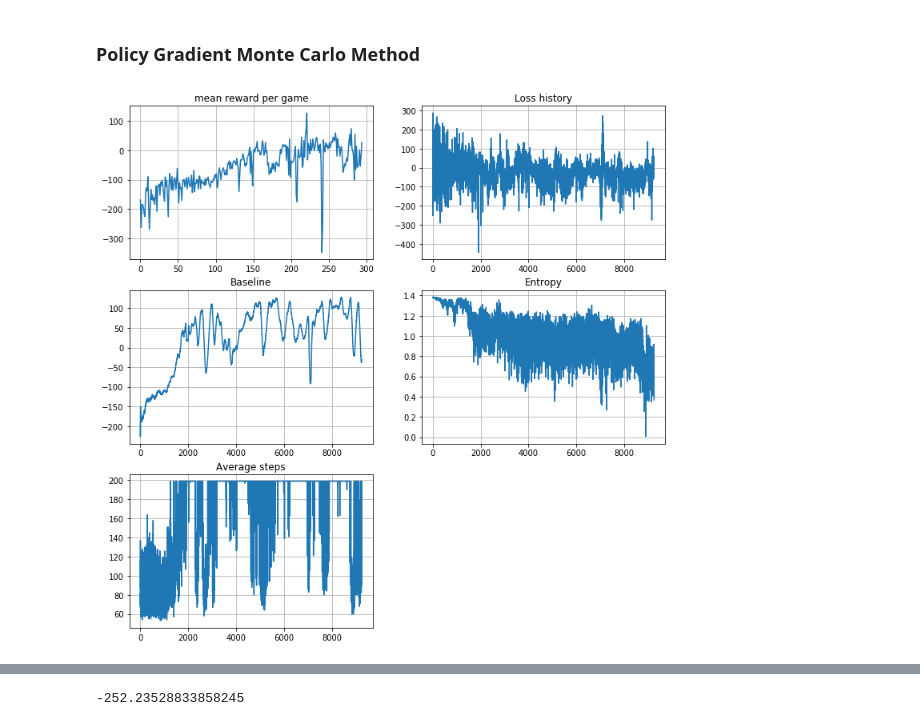
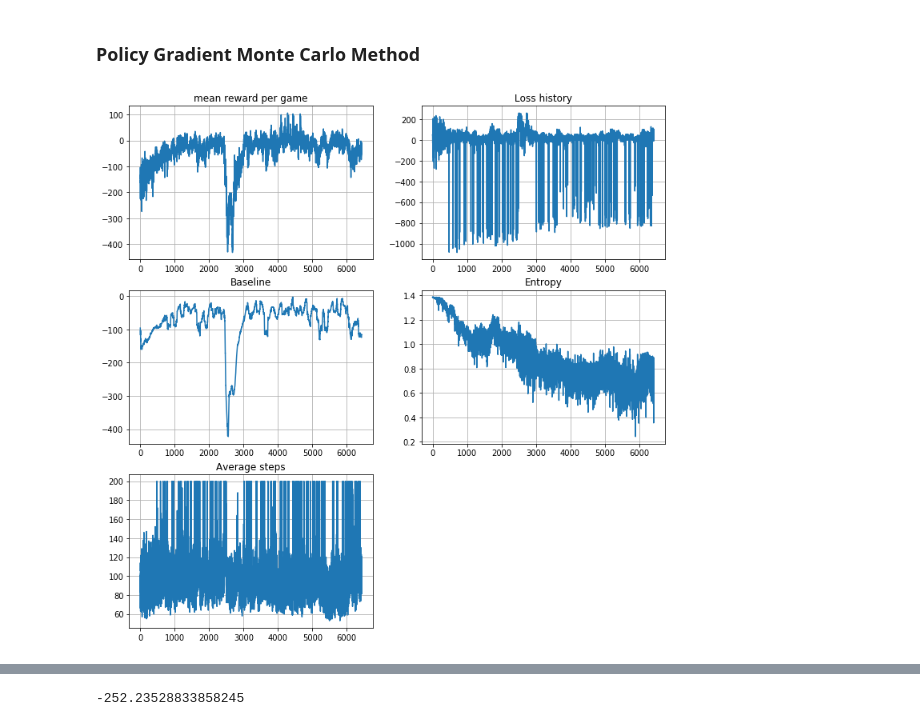
Before and after one commit to etendue/move37, a Jupyter notebook: dqn_pg_box2d.ipynb, the cells around one changed output, grey strips where cells are left out. Drawn from its saved outputs; the diff is of its cells as text; code cells hidden in the pictures.

```diff
--- a/dqn_pg_box2d.ipynb
+++ b/dqn_pg_box2d.ipynb
@@ -741,7 +741,8 @@ class PGAgent():
         s = torch.from_numpy(np.expand_dims(state,axis=0)).to(device)
         with torch.no_grad():
             logits = self.model.forward(s)
-            m = Categorical(logits = logits)
-            action = m.sample()
-
-        return action.cpu().numpy().data[0]
+            #m = Categorical(logits = logits)
+            #action = m.sample()
+            # return action.cpu().numpy().data[0]
+            probs = F.softmax(logits,dim=1).squeeze().cpu().numpy()
+        return np.random.choice(len(probs),p=probs)
@@ -751,6 +749,15 @@ state_dim,n_actions = env.observation_space.shape[0],env.action_space.n
 # %%
 from collections import deque
-pg_model = MLModel(state_dim,n_actions,n_l1=64,n_l2=128)
+
+# for training
+env = gym.make("LunarLander-v2")
+# for evaluation
+eval_env = gym.make("LunarLander-v2")
+
+device = torch.device("cuda" if torch.cuda.is_available() else "cpu")
+state_dim,n_actions = env.observation_space.shape[0],env.action_space.n
+
+pg_model = MLModel(state_dim,n_actions,n_l1=64,n_l2=256).to(device)
 agent = PGAgent(pg_model)
 
 EPISODE_NUM = 10000
@@ -763,10 +770,7 @@ loss_history = []
 entropy_history =[]
 baseline_history = []
 steps_history = []
-# for training
-env = gym.make("LunarLander-v2")
-# for evaluation
-eval_env = gym.make("LunarLander-v2")
+
 
 env.seed(0)
 eval_env.seed(0)
@@ -776,7 +780,7 @@ t_max = env.spec.timestep_limit or 1000
 t_max = 200
 
 
-mean_total_rewards = deque(maxlen=100)
+total_rewards = deque(maxlen=100)
 
 for i in trange(EPISODE_NUM):
 
@@ -805,57 +809,43 @@ for i in trange(EPISODE_NUM):
 
     if not done:
         print("episode is not terminated!!!")
-        #rewards[-1] = -10000.
+        rewards[-1] = -1000.
 
-    total_reward = np.sum(rewards)
-    mean_total_rewards.append(total_reward)
-    mean_baseline = np.mean(mean_total_rewards)
-    returns = []
+    step_count = j+1
+    total_rewards.append(np.sum(rewards))
+    baseline = np.mean(total_rewards)
 
+    returns = np.empty_like(rewards)
     g = 0.0
-    for i,r in enumerate(reversed(rewards)):
-        g = r + g
-        returns.append(g)
+    for i in reversed(range(len(rewards))):
+        g = g + rewards[i]
+        returns[i] = g
 
-    returns.reverse()
-    advantages = np.array(returns) -mean_baseline
+    advantages = returns - baseline
 
 
-    step_count = j
-    indice = np.array(range(step_count))
-    np.random.shuffle(indice)
+    states_t = torch.FloatTensor(np.array(states)).to(device)
+    advantage_t = torch.FloatTensor(np.array(advantages)).to(device)
+    actions_t = torch.LongTensor(np.array(actions)).to(device)
+    logits = pg_model(states_t)
+    log_prob = F.log_softmax(logits,dim = 1)
+    J = (advantage_t * log_prob[range(step_count),actions_t]).mean()
 
-    idx_start = 0
-    idx_end = BATCH_SIZE
-    idx_end = min(step_count,idx_end)
+    # entropy
+    prob = F.softmax(logits,dim=1)
+    entropy = -(prob * log_prob).sum(dim=1).mean()
+    loss = -J - entropy * 0.01
 
-    while idx_start <step_count:
-        idx = indice[idx_start:idx_end]
-
-        states_t = torch.FloatTensor(np.array(states)[idx]).to(device)
-        advantage_t = torch.FloatTensor(np.array(advantages)[idx]).to(device)
-        actions_t = torch.LongTensor(np.array(actions)[idx]).to(device)
-        logits = pg_model(states_t)
-        log_prob = F.log_softmax(logits,dim = 1)
-        J = advantage_t * log_prob[range(len(idx)),actions_t]
-
-        # entropy
-        prob = F.softmax(logits,dim=1)
-        entropy = -(prob * log_prob).sum(dim=1).mean()
-        loss = -J.mean() - entropy * 0.01
-
-        #< minimize loss by gradient descent >
-        optimizer.zero_grad()
-        loss.backward()
-        optimizer.step()
-
-        idx_start +=BATCH_SIZE
-        idx_end +=BATCH_SIZE
-        idx_end = min(step_count,idx_end)
+    #< minimize loss by gradient descent >
+    optimizer.zero_grad()
+    loss.backward()
+    for param in pg_model.parameters():
+        param.grad.data.clamp_(-1, 1)
+    optimizer.step()
 
 
     loss_history.append(loss.cpu().data)
-    baseline_history.append(mean_baseline)
+    baseline_history.append(baseline)
     entropy_history.append(entropy.cpu().data.numpy())
     steps_history.append(step_count)
 
@@ -868,31 +858,31 @@ for i in trange(EPISODE_NUM):
             break
 
         clear_output(True)
         plt.figure(figsize=[12, 12])
         plt.subplot(3,2,1)
         plt.title("mean reward per game")
         plt.plot(mean_rw_history)
         plt.grid()
 
         plt.subplot(3,2,2)
         plt.title("Loss history")
         plt.plot(loss_history)
         plt.grid()
 
         plt.subplot(3,2,3)
         plt.title("Baseline")
         plt.plot(baseline_history)
         plt.grid()
 
         plt.subplot(3,2,4)
         plt.title("Entropy")
         plt.plot(entropy_history)
         plt.grid()
 
         plt.subplot(3,2,5)
         plt.title("Average steps")
         plt.plot(steps_history)
         plt.grid()
         plt.show()
 # %% [output]
-[figure, old version]
+[figure, new version]
```
Also changed, not shown: parts of 3 cells of this notebook.
